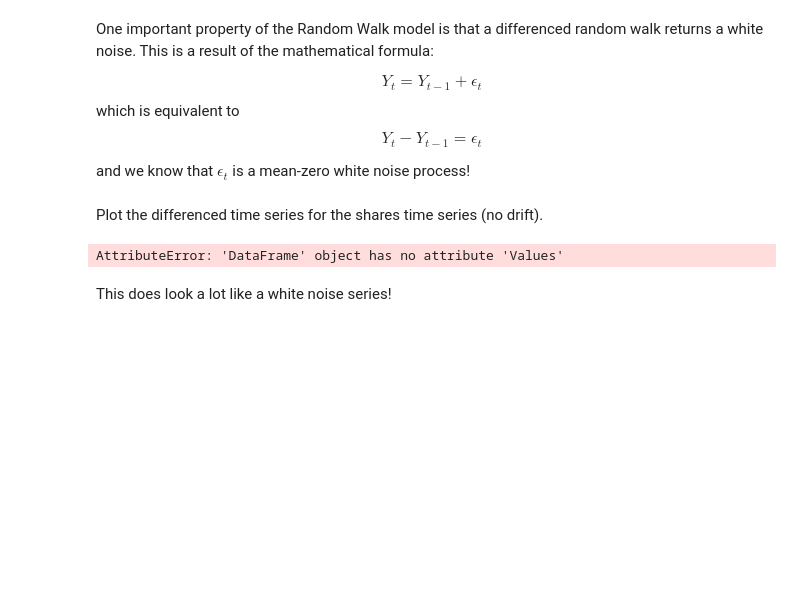
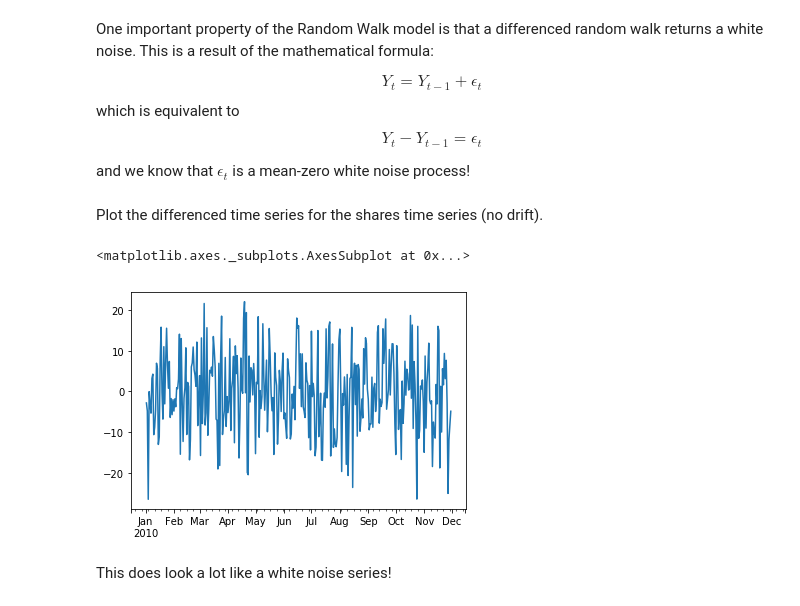
Before and after one commit to minotaur142/dsc-basic-time-series-models-lab-nyc-ds-060319, a Jupyter notebook: index.ipynb, the cells around one changed output. Saved outputs shown, nothing was run; the diff lists cells and outputs as text; code cells hidden in the pictures; blank space fills up the shorter version.

```diff
--- a/index.ipynb
+++ b/index.ipynb
@@ -179,9 +179,10 @@ and we know that $\epsilon_t$ is a mean-zero white noise process!
 Plot the differenced time series for the shares time series (no drift).
 # %%
 # your code here
-d .Values.diff().plot()
+ts.Value.diff().plot()
 # %% [output]
-AttributeError: 'DataFrame' object has no attribute 'Values'
+<matplotlib.axes._subplots.AxesSubplot at 0x...>
+[figure, added]
 # %% [markdown]
 This does look a lot like a white noise series!
 # %% [markdown]
```
